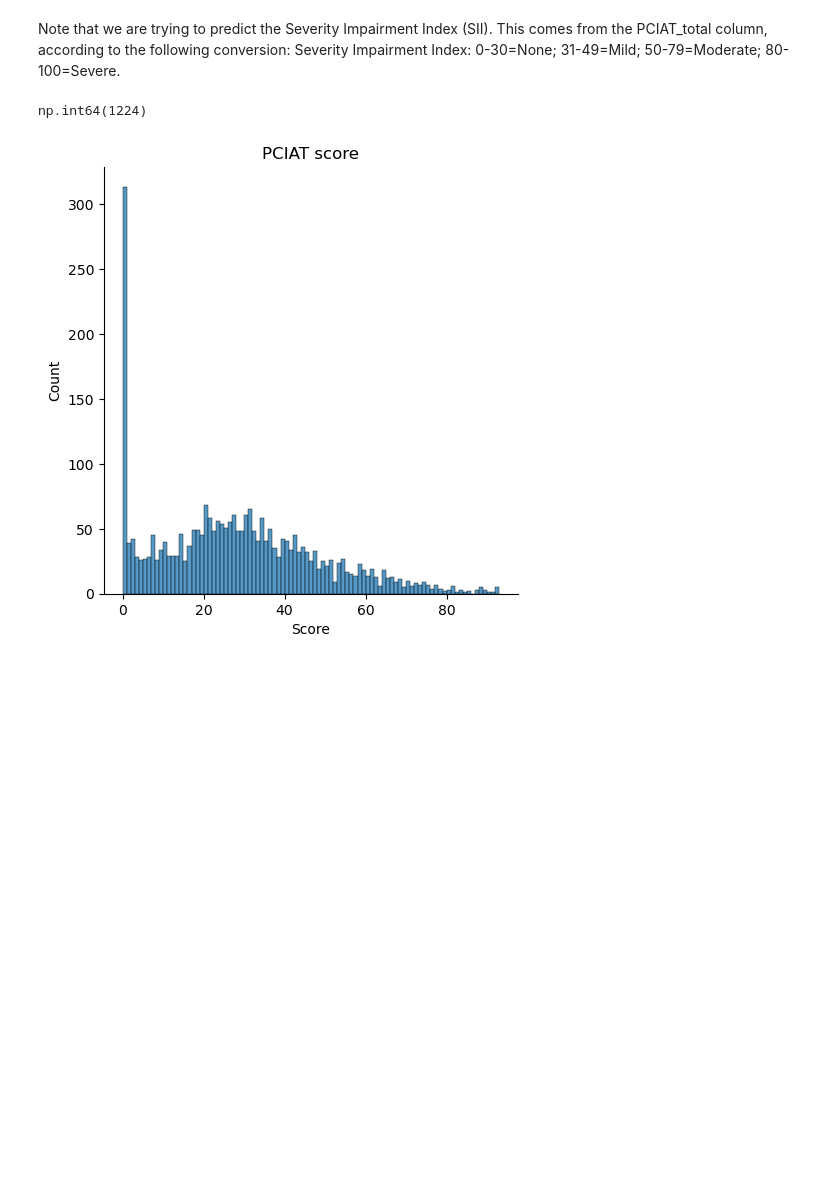
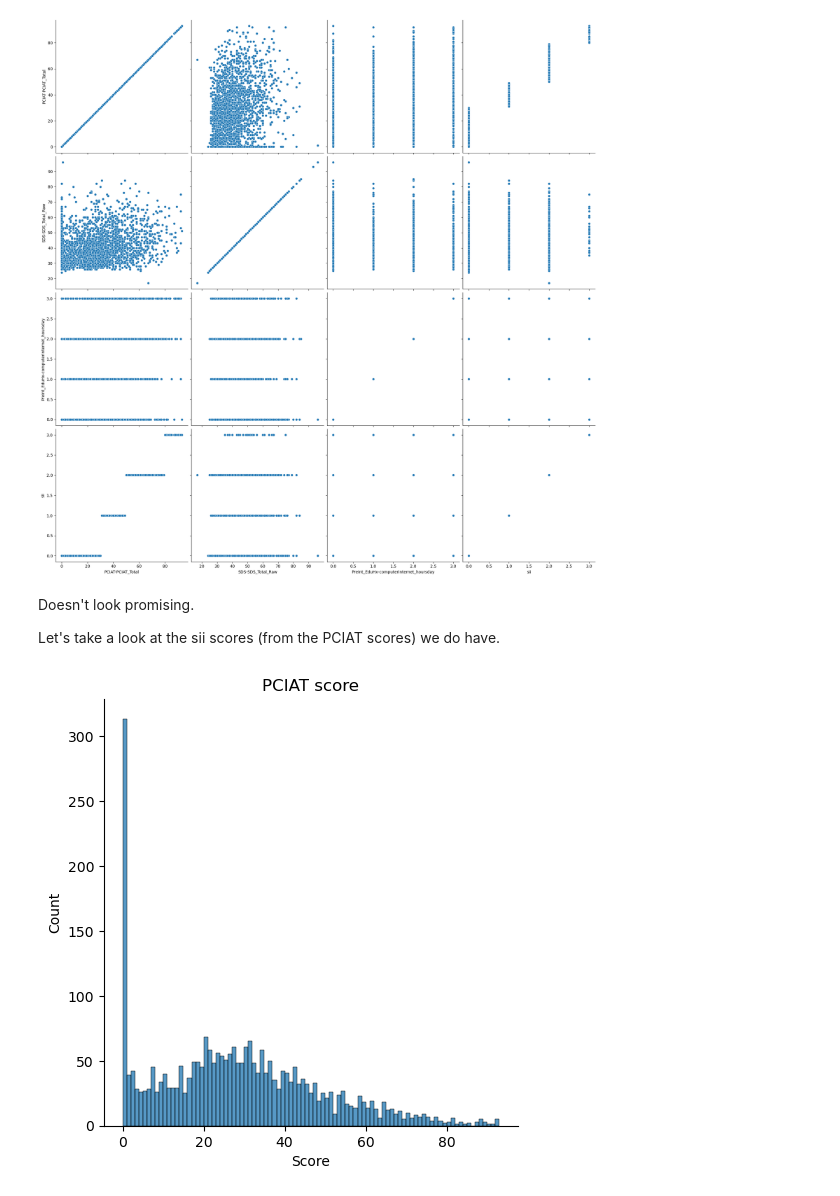
Before and after one commit to aarondweinberg/CMI_problematic_internet_use, a Jupyter notebook: DV_explores.ipynb, the cells around one changed output. Drawn from its saved outputs; the diff is of its cells as text; code cells hidden in the pictures; blank space fills up the shorter version.

```diff
--- a/DV_explores.ipynb
+++ b/DV_explores.ipynb
@@ -4,5 +4,4 @@ import numpy as np
 import seaborn as sns
 import matplotlib.pyplot as plt
 # %%
-df = pd.read_csv('train.csv')
-df.head()
+train = pd.read_csv('train.csv')
@@ -35,7 +93,15 @@ np.int64(1227)
-# %% [markdown]
-Note that we are trying to predict the Severity Impairment Index (SII). This comes from the PCIAT_total column, according to the following conversion: Severity Impairment Index: 0-30=None; 31-49=Mild; 50-79=Moderate; 80-100=Severe.
-# %%
-df["PCIAT-PCIAT_Total"].isna().sum()
-# %% [output]
-np.int64(1224)
+# %%
+train_usage_scores = train[['PCIAT-PCIAT_Total','SDS-SDS_Total_Raw','PreInt_EduHx-computerinternet_hoursday','sii']]
+
+sns.pairplot(train_usage_scores,
+                height = 5,
+                diag_kind = None)
+
+plt.show()
+# %% [output]
+[figure, added]
+# %% [markdown]
+Doesn't look promising.
+
+Let's take a look at the sii scores (from the PCIAT scores) we do have.
 # %%
```
Also changed, not shown: parts of 20 cells of this notebook.
